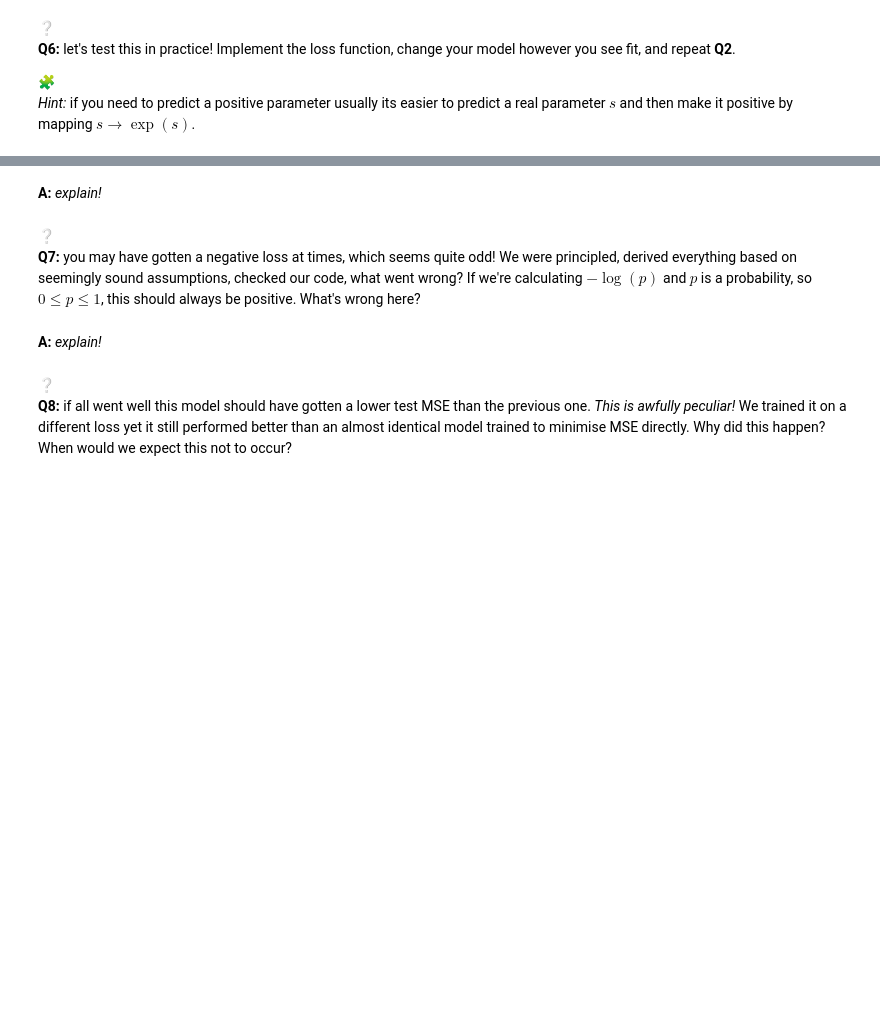
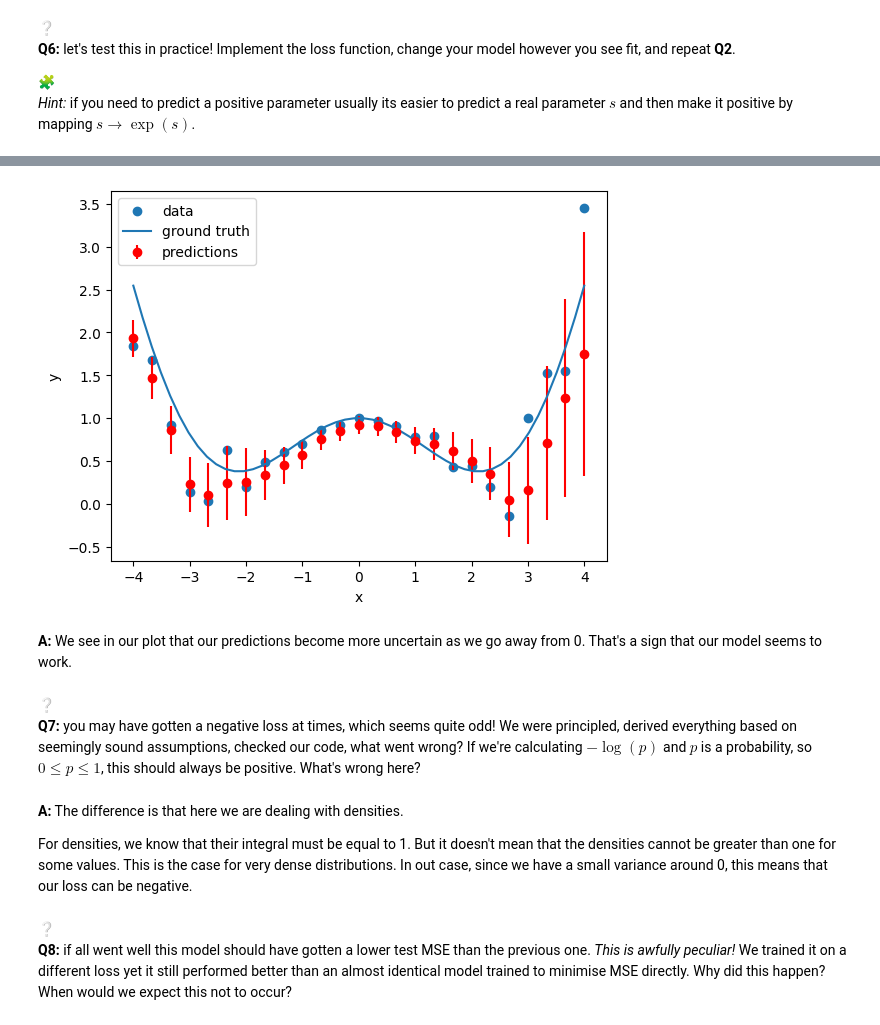
Before and after one commit to alexandre-bismuth/UncertaintyInDeepLearning, a Jupyter notebook: Playing_with_Uncertainties.ipynb, the cells around one changed output, grey strips where cells are left out. Cells and saved outputs as stored; diff of their text form; code cells hidden in the pictures; blank space fills up the shorter version.

Commit message:
[ADD] Complete Practical - with bug on loss function

```diff
--- a/Playing_with_Uncertainties.ipynb
+++ b/Playing_with_Uncertainties.ipynb
@@ -251,0 +247,15 @@ def loss_fn(output, target): # expecting this signature! target has shape [n_poi
+# %%
+def loss_fn_2(output, target): # expecting this signature! target has shape [n_points, 1]
+  # write me!
+  v = torch.exp(output[:, 1])
+  return torch.mean((target.squeeze() - output[:, 0]) ** 2 / (2 * v) + 0.5 * torch.log(2 * torch.pi * v))
+
+## THERE IS AN ERROR IN THIS FUNCTION SOMEWHERE
+# %%
+# write me!
+model_3 = MLP(1, 2)
+model_3 = train_model(train_x, train_y, model_3, loss_fn=loss_fn_2)
+
+output_3 = model_3(test_x)
+test_loss = nn.MSELoss()(output_3[:, 0].unsqueeze(-1), test_y.unsqueeze(-1))
+print(f'Test Error on 200 test points with the new model: {test_loss.item():.4f}')
@@ -252,12 +279,16 @@ def loss_fn(output, target): # expecting this signature! target has shape [n_poi
 # %%
-plot_preds(model, train_x, train_y)
+plot_preds(model_3, train_x, train_y)
+# %% [output]
+[figure, added]
-# %% [markdown]
-**A:** _explain!_
+# %% [markdown]
+**A:** We see in our plot that our predictions become more uncertain as we go away from 0. That's a sign that our model seems to work.
 # %% [markdown]
 ❔
 **Q7:** you may have gotten a negative loss at times, which seems quite odd! We were principled, derived everything based on seemingly sound assumptions, checked our code, what went wrong? If we're calculating $-\log(p)$ and $p$ is a probability, so $0\le p\le 1$, this should always be positive. What's wrong here?
-# %% [markdown]
-**A:** _explain!_
+# %% [markdown]
+**A:** The difference is that here we are dealing with densities.
+
+For densities, we know that their integral must be equal to 1. But it doesn't mean that the densities cannot be greater than one for some values. This is the case for very dense distributions. In out case, since we have a small variance around 0, this means that our loss can be negative.
 # %% [markdown]
 ❔
 **Q8:** if all went well this model should have gotten a lower test MSE than the previous one. _This is awfully peculiar!_ We trained it on a different loss yet it still performed better than an almost identical model trained to minimise MSE directly. Why did this happen? When would we expect this not to occur?
```
Also changed, not shown: parts of 11 cells of this notebook.
